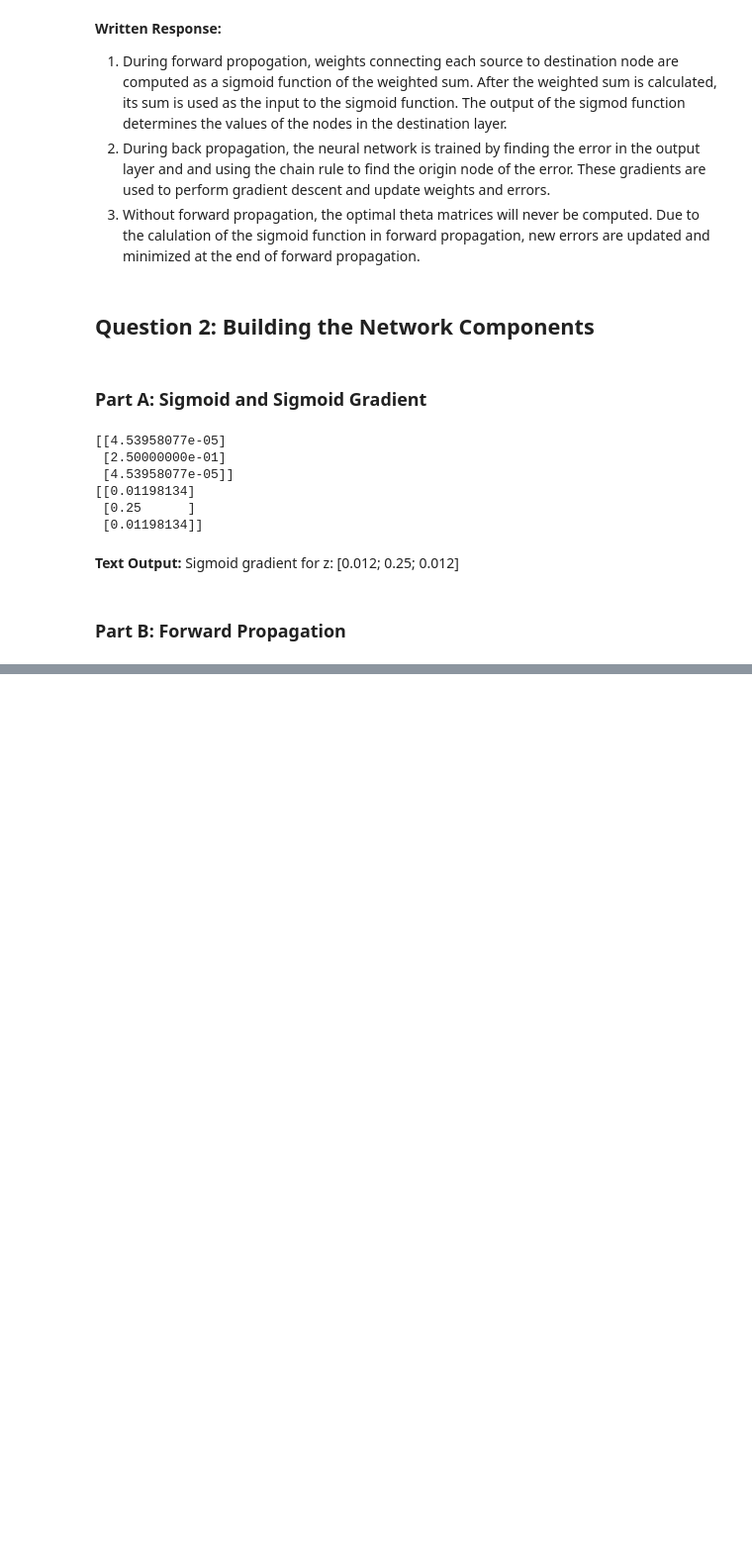
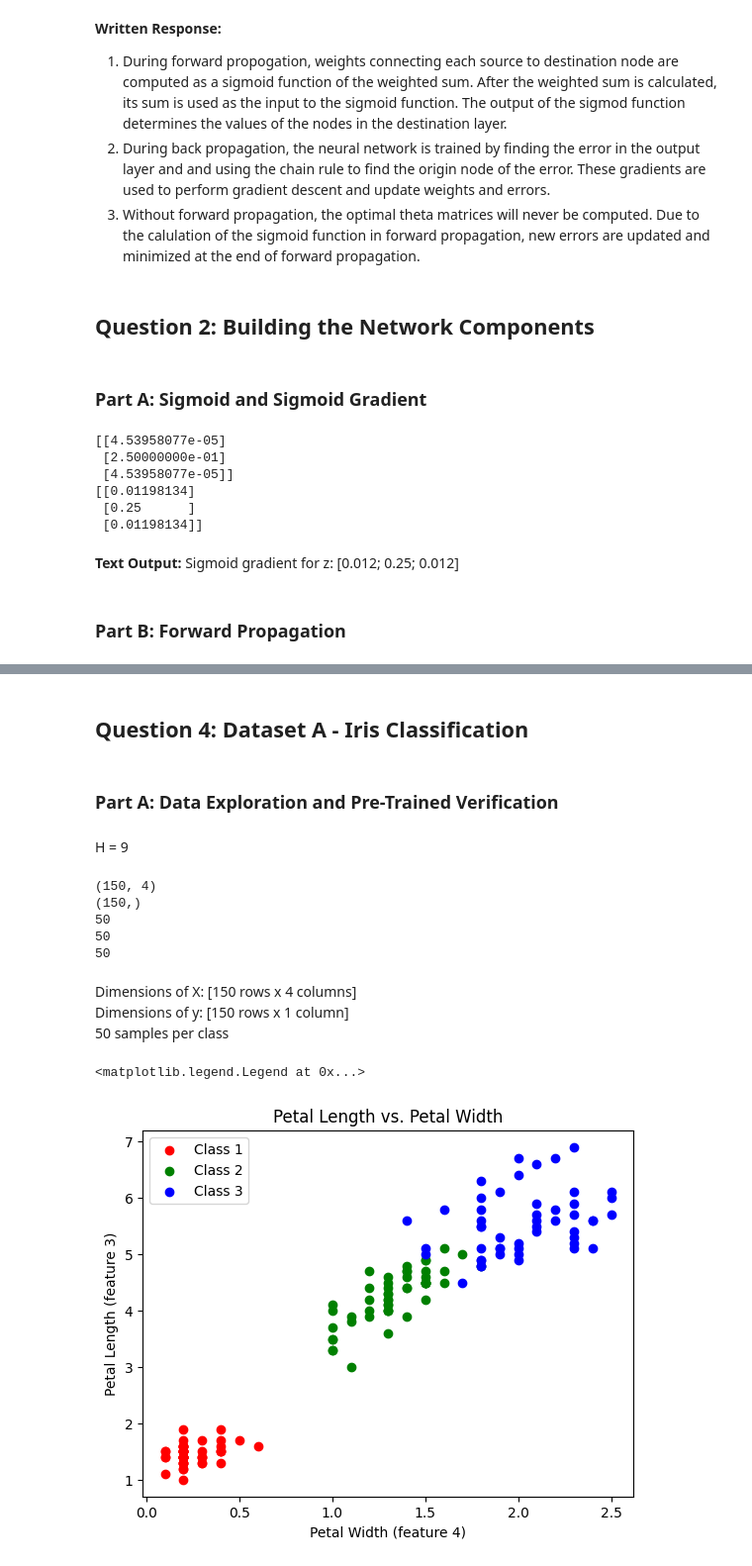
Before and after one commit to nstarace/Machine-Learning, a Jupyter notebook: Homework 6/ps6_python_Starace_Nicholas/ps6_python_Starace_Nicholas.ipynb, the cells around one changed output, grey strips where cells are left out. Shown at 99% size. Saved outputs shown, nothing was run; the diff lists cells and outputs as text; code cells hidden in the pictures; blank space fills up the shorter version.

```diff
--- a/Homework 6/ps6_python_Starace_Nicholas/ps6_python_Starace_Nicholas.ipynb
+++ b/Homework 6/ps6_python_Starace_Nicholas/ps6_python_Starace_Nicholas.ipynb
@@ -95,0 +266,56 @@ print(h_x)
+# %% [markdown]
+## Question 4: Dataset A - Iris Classification
+# %% [markdown]
+### Part A: Data Exploration and Pre-Trained Verification
+# %% [markdown]
+H = 9
+# %%
+import scipy.io
+
+# Network Architecture
+H = 5 + (D % 6) # = 9
+input_layer_size = 3
+hidden_layer_size = H
+num_labels = 3
+
+# Load Dataset
+data = scipy.io.loadmat('input/ps6_iris.mat')
+X = np.array(data['X'])
+y = np.array(data['y'])
+y = y.ravel()
+print(X.shape)
+print(y.shape)
+
+# Find Number of Samples in each Class
+numy1 = (y == 1).sum()
+numy2 = (y == 2).sum()
+numy3 = (y == 3).sum()
+print(numy1)
+print(numy2)
+print(numy3)
+# %% [output]
+(150, 4)
+(150,)
+50
+50
+50
+# %% [markdown]
+Dimensions of X: [150 rows x 4 columns]
+Dimensions of y: [150 rows x 1 column]
+50 samples per class
+# %%
+# Create Scatter Plot of petal length vs petal width
+X1 = X[y==1, :] # Extract samples belonging to 1st class
+X2 = X[y==2, :]
+X3 = X[y==3, :]
+
+plt.scatter(X1[:, 3], X1[:, 2], color="red", label="Class 1")
+plt.scatter(X2[:, 3], X2[:, 2], color="green", label="Class 2")
+plt.scatter(X3[:, 3], X3[:, 2], color="blue", label="Class 3")
+plt.xlabel("Petal Width (feature 4)")
+plt.ylabel("Petal Length (feature 3)")
+plt.title("Petal Length vs. Petal Width")
+plt.legend(loc="upper left")
+# %% [output]
+<matplotlib.legend.Legend at 0x...>
+[figure, added]
```
Also changed, not shown: parts of 40 cells of this notebook, 1 other file.
